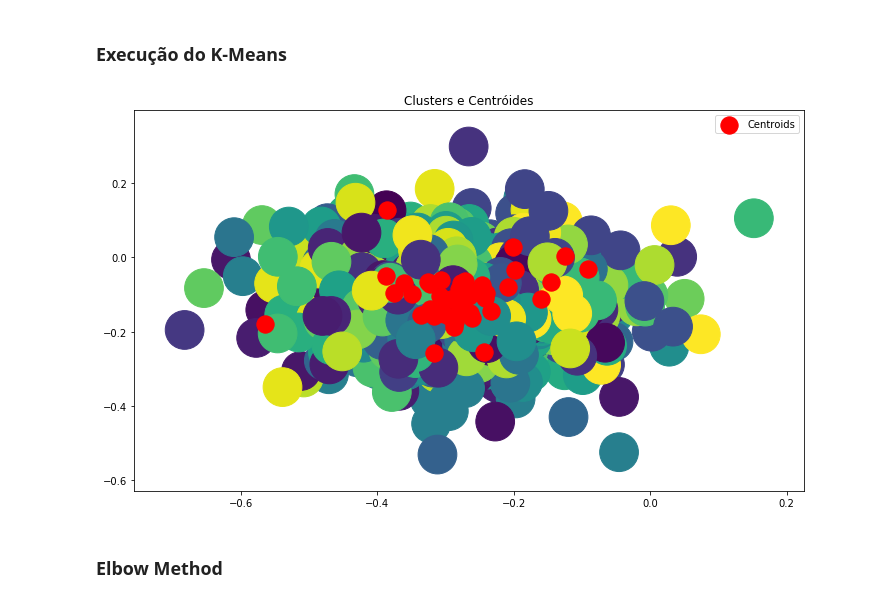
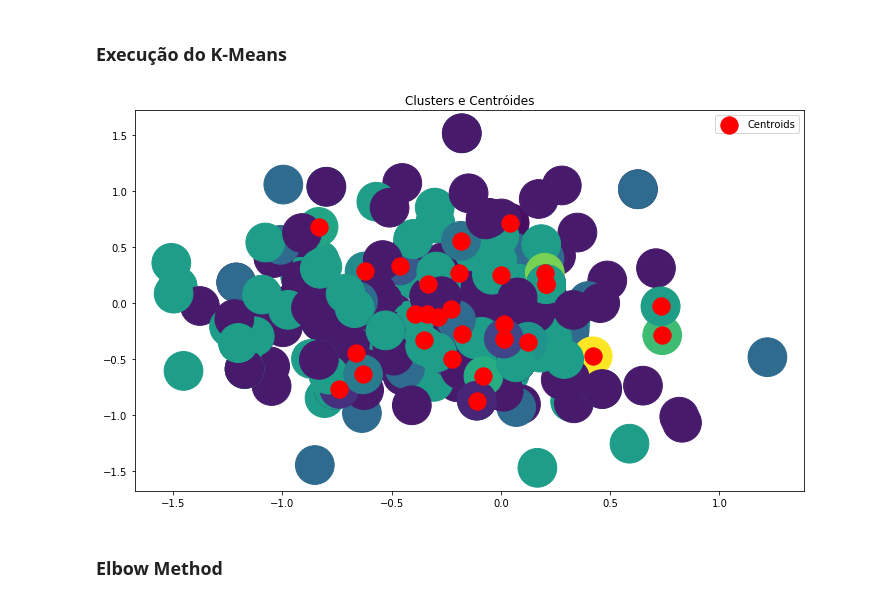
Before and after one commit to mathocosta/TCC, a Jupyter notebook: TCC.ipynb, the cells around one changed output. Cells and saved outputs as stored; diff of their text form; code cells hidden in the pictures.

```diff
--- a/TCC.ipynb
+++ b/TCC.ipynb
@@ -51,10 +51,10 @@ Finalizado. 929606  palavras carregadas
 # %% [markdown]
 ## Carregando os textos
 # %%
-def textsFromFolder(dataPath):
+def texts_from_folder(data_path):
     print("Carregando textos para análise...")
     texts = []
-    for r, d, f in os.walk(dataPath):
+    for r, d, f in os.walk(data_path):
         for file in f:
             if '.txt' in file:
                 text = open(os.path.join(r, file)).read()
@@ -62,9 +62,9 @@ def textsFromFolder(dataPath):
 
     return texts
 
-samplesFolderPath = os.path.join(baseFolder, '100_textos')
-sampleTexts = textsFromFolder(samplesFolderPath)
+samples_folder_path = os.path.join(base_folder, '300_textos')
+sample_texts = texts_from_folder(samples_folder_path)
 
-print("{} textos carregados".format(len(sampleTexts)))
+print("{} textos carregados".format(len(sample_texts)))
 # %% [output]
 Carregando textos para análise...
@@ -138,0 +171,33 @@ for text in sampleTexts:
+# %%
+# Transforma as palavras nas representações vetoriais e concatena
+# os vetores para formar um resultante que representa o texto
+def vectorize_words(text_words, model):
+    text_vector = []
+    for word in text_words:
+        try:
+            text_vector = np.hstack((text_vector, model[word]))
+
+        # Erro de quando uma key não está presente no modelo
+        except (KeyError):
+            continue
+
+    return text_vector
+
+# Normaliza um conjunto de vetores de todos os textos. Se baseia no maior de
+# todos para que todos tenham a mesma quantidade de elementos
+def pad(matrix):
+    max_value = np.amax([vector.size for vector in matrix])
+    X_pad = []
+    for vector in matrix:
+        X_pad.append(np.pad(vector, (0, max_value - vector.size), 'constant'))
+    return X_pad
+
+X = []
+for text in topn_words_from_texts:
+    # Precisa dessa verificação pois alguns textos vieram vazios
+    textIsEmpty = not text
+    if not textIsEmpty:
+        text_vector = vectorize_words(text_words, glove_model)
+        X.append(text_vector)
+
+X = pad(X)
@@ -143,19 +210,19 @@ for text in sampleTexts:
 # %%
 import matplotlib.pyplot as plt
 from sklearn.cluster import KMeans
 
-kmeans = KMeans(n_clusters = 50, init = 'k-means++')
+kmeans = KMeans(n_clusters = 30, init = 'k-means++')
 kmeans.fit(X)
 
 XArray = np.asarray(X)
 plt.rcParams['figure.figsize'] = (12, 7)
 plt.scatter(XArray[:, 0], XArray[:, 1], s = 1500, c = kmeans.labels_)
 plt.scatter(kmeans.cluster_centers_[:, 0], kmeans.cluster_centers_[:, 1], s = 300, c = 'red', label = 'Centroids')
 plt.title('Clusters e Centróides')
 plt.legend()
 plt.show()
 # %% [output]
-[figure, old version]
+[figure, new version]
 # %% [markdown]
 ### Elbow Method
 # %%
```
Also changed, not shown: parts of 12 cells of this notebook.
